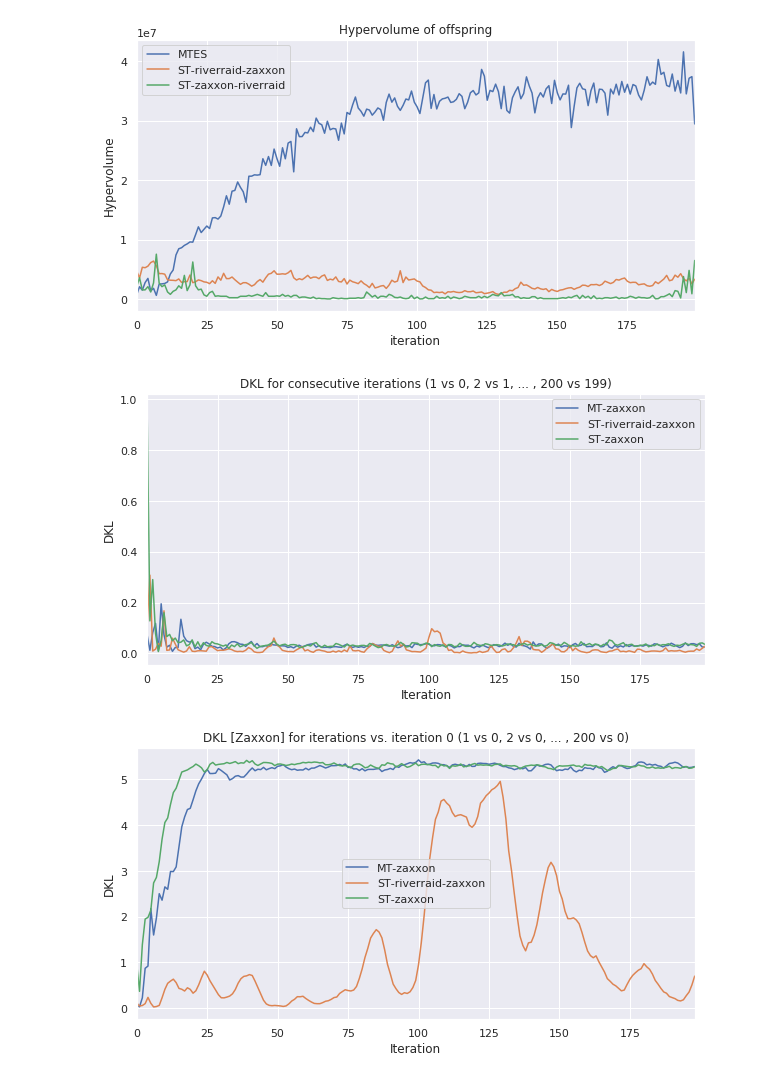
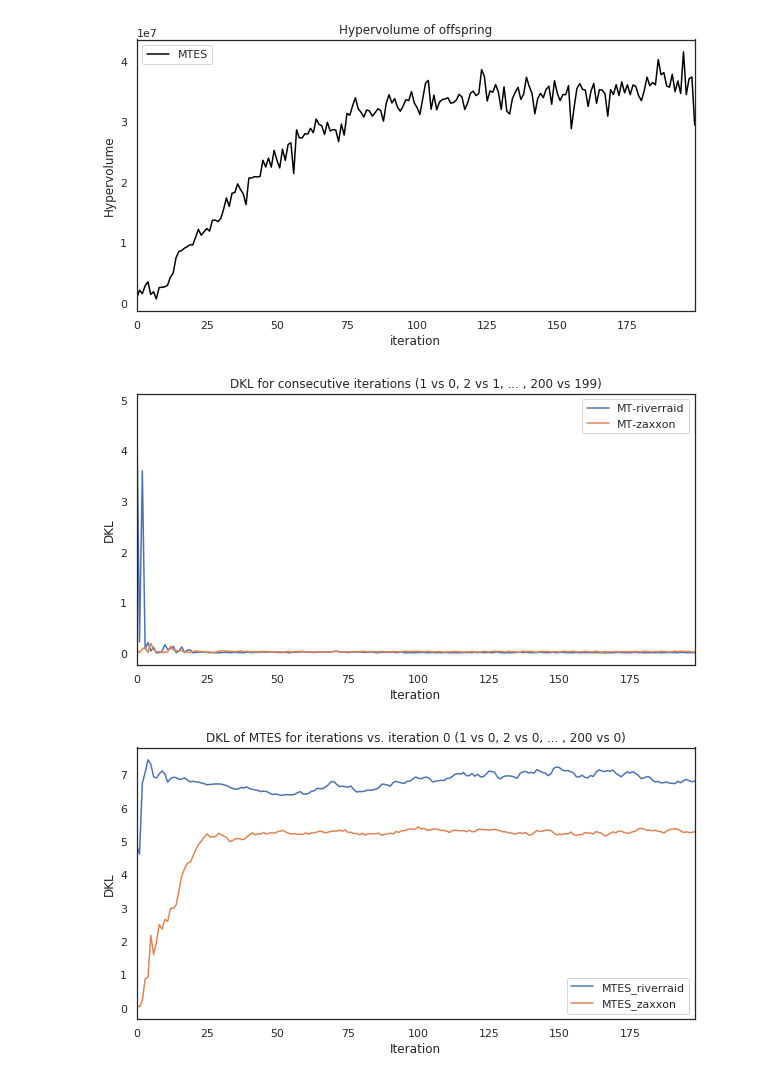
Before and after one commit to deyandyankov/research.mtne, a Jupyter notebook: gpu_implementation/analysis/all_plots.ipynb, the cells around one changed output. Cells and saved outputs as stored; diff of their text form; code cells hidden in the pictures.

```diff
--- a/gpu_implementation/analysis/all_plots.ipynb
+++ b/gpu_implementation/analysis/all_plots.ipynb
@@ -47,12 +47,19 @@ See the caveats in the documentation: http://pandas.pydata.org/pandas-docs/stabl
 # %%
 iterations = 200
+# %%
+sns.set_style('white')
 # %%
 # 1) MTES rewards (both offspring and elite)
 # x axis: iterations (0 to 200)
 # y axis: rewards
 # lines: (a) riverraid, offspring; (b) riverraid, elite; (c) zaxxon, offspring; (d) zaxxon, elite.
-p = experiments['MT']['rewards'].plot()
-p.set_title('Multi Task Evolutionary Strategies')
+df = experiments['MT']['rewards'].copy()
+df['iteration'] = df.index
+melted = pd.melt(df, id_vars=['iteration'])
+
+sns.set(rc={'figure.figsize': (10, 5)})
+p = sns.lineplot(x='iteration', y='value', style='variable', color='black', data=melted)
+p.set_title('Multi Task Evolutionary Strategies; TODO: explain rewards and elite')
 p.set_ylabel('Reward')
 p.set(xlim=(0, iterations))
 p.get_figure().savefig("plot1.eps")
@@ -83,22 +69,21 @@ p.get_figure().savefig("plot3_st_zaxxon_riverraid.eps")
 # 4) hypervolume (offspring only)
 # x axis: iterations (0 to 200)
 # y axis: hypervolume
-# lines: (a) MTES; (b) STES [zaxxon evaluated on riverraid]; (c) STES [riverraid evaluated on zaxxon].
+# lines: (a) MTES
 hv_df = pd.DataFrame.from_dict({
-    'MTES': utils.get_hypervolume_data(experiments['MT'], iterations)['hv'],
-    'ST-riverraid-zaxxon': utils.get_hypervolume_data(experiments['ST-riverraid-zaxxon'], iterations)['hv'],
-    'ST-zaxxon-riverraid': utils.get_hypervolume_data(experiments['ST-zaxxon-riverraid'], iterations)['hv']
+    'MTES': utils.get_hypervolume_data(experiments['MT'], iterations)['hv']
 })
 sns.set(rc={'figure.figsize': (10, 5)})
 hv_df['iteration'] = range(0, iterations)
 hv_df.set_index('iteration')
 del hv_df['iteration']
-p = hv_df.plot()
+sns.set_style('white')
+p = hv_df.plot(color='black')
 p.set_title('Hypervolume of offspring')
 p.set_ylabel('Hypervolume')
 p.get_figure().savefig("plot4_hypervolume.eps")
 # %% [output]
-[figure, old version]
+[figure, new version]
 # %%
 # 5) DKL (offspring only) – 2 plots: one for task 0, one for task 1
 # x axis: iterations (0 to 200)
@@ -109,8 +94,7 @@ bin_size = 100
 epsilon = 0.0001
 dkl0 = pd.DataFrame.from_dict({
     'MT-zaxxon': [utils.compute_dkl(experiments['MT'], 0, i, bin_size, epsilon) for i in range(1, iterations)],
-    'ST-zaxxon': [utils.compute_dkl(experiments['ST-zaxxon'], 0, i, bin_size, epsilon) for i in range(1, iterations)],
-    'ST-riverraid-zaxxon': [utils.compute_dkl(experiments['ST-riverraid-zaxxon'], 0, i, bin_size, epsilon) for i in range(1, iterations)]
+    'MT-riverraid': [utils.compute_dkl(experiments['MT'], 1, i, bin_size, epsilon) for i in range(1, iterations)]
 })
 p = dkl0.plot()
 p.set_title("DKL for consecutive iterations (1 vs 0, 2 vs 1, ... , 200 vs 199)")
@@ -118,18 +102,17 @@ p.set_xlabel("Iteration")
 p.set_ylabel("DKL")
 p.get_figure().savefig("plot5_dkl.eps")
 # %% [output]
-[figure, old version]
+[figure, new version]
 # %%
 # 6) same as 5), but y axis is “DKL for iterations (1 vs 0, 2 vs 0, 3 vs 0, ... , 200 vs 0)” (note: also in this case we need 2 plots: one for task 0, one for tasak 1)
 dkl_from0_0 = pd.DataFrame.from_dict({
-    'MT-zaxxon': [utils.compute_dkl(experiments['MT'], 0, i, bin_size, epsilon, from_0=True) for i in range(1, iterations)],
-    'ST-zaxxon': [utils.compute_dkl(experiments['ST-zaxxon'], 0, i, bin_size, epsilon, from_0=True) for i in range(1, iterations)],
-    'ST-riverraid-zaxxon': [utils.compute_dkl(experiments['ST-riverraid-zaxxon'], 0, i, bin_size, epsilon, from_0=True) for i in range(1, iterations)]
+    'MTES_zaxxon': [utils.compute_dkl(experiments['MT'], 0, i, bin_size, epsilon, from_0=True) for i in range(1, iterations)],
+    'MTES_riverraid': [utils.compute_dkl(experiments['MT'], 1, i, bin_size, epsilon, from_0=True) for i in range(1, iterations)]
 })
 p = dkl_from0_0.plot()
-p.set_title("DKL [Zaxxon] for iterations vs. iteration 0 (1 vs 0, 2 vs 0, ... , 200 vs 0)")
+p.set_title("DKL of MTES for iterations vs. iteration 0 (1 vs 0, 2 vs 0, ... , 200 vs 0)")
 p.set_xlabel("Iteration")
 p.set_ylabel("DKL")
-p.get_figure().savefig("plot6_dkl_zaxxon.eps")
+p.get_figure().savefig("plot6_dkl_mtes.eps")
 # %% [output]
-[figure, old version]
+[figure, new version]
```
Also changed, not shown: parts of 16 cells of this notebook, 15 other files.
